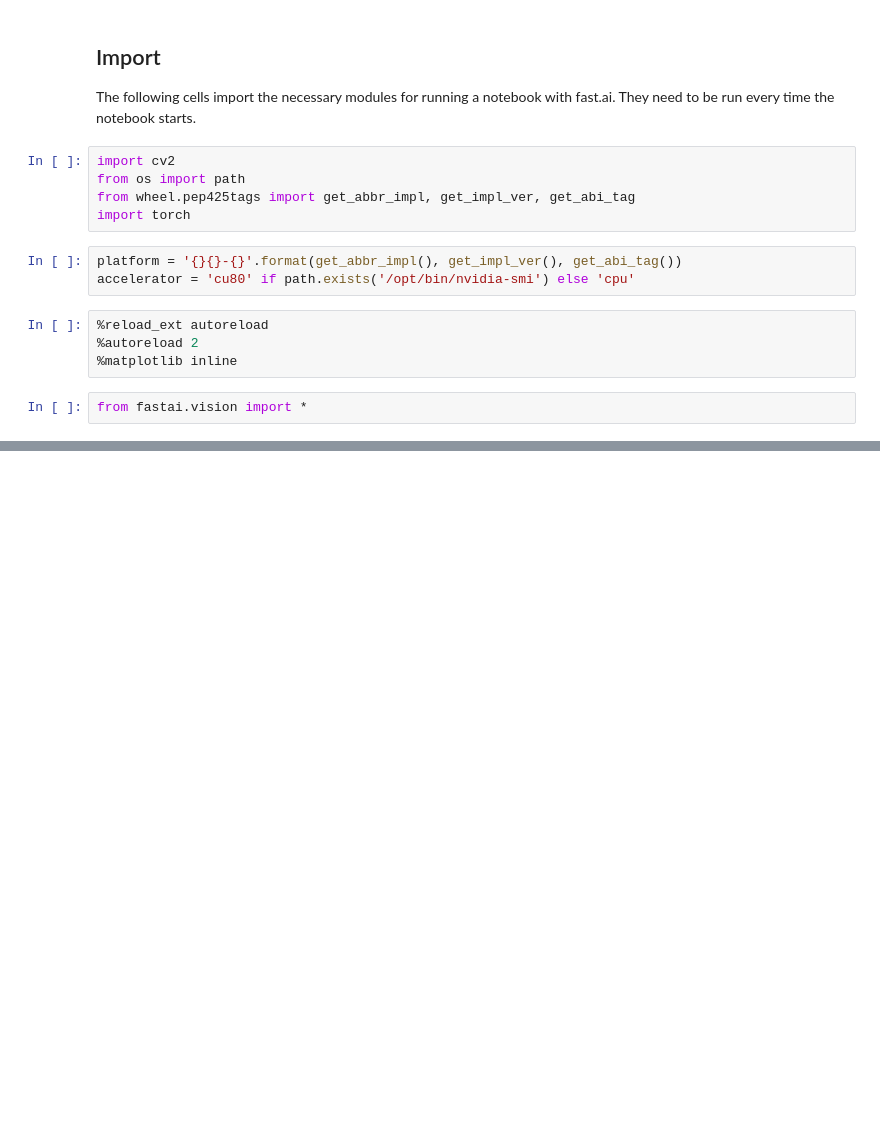
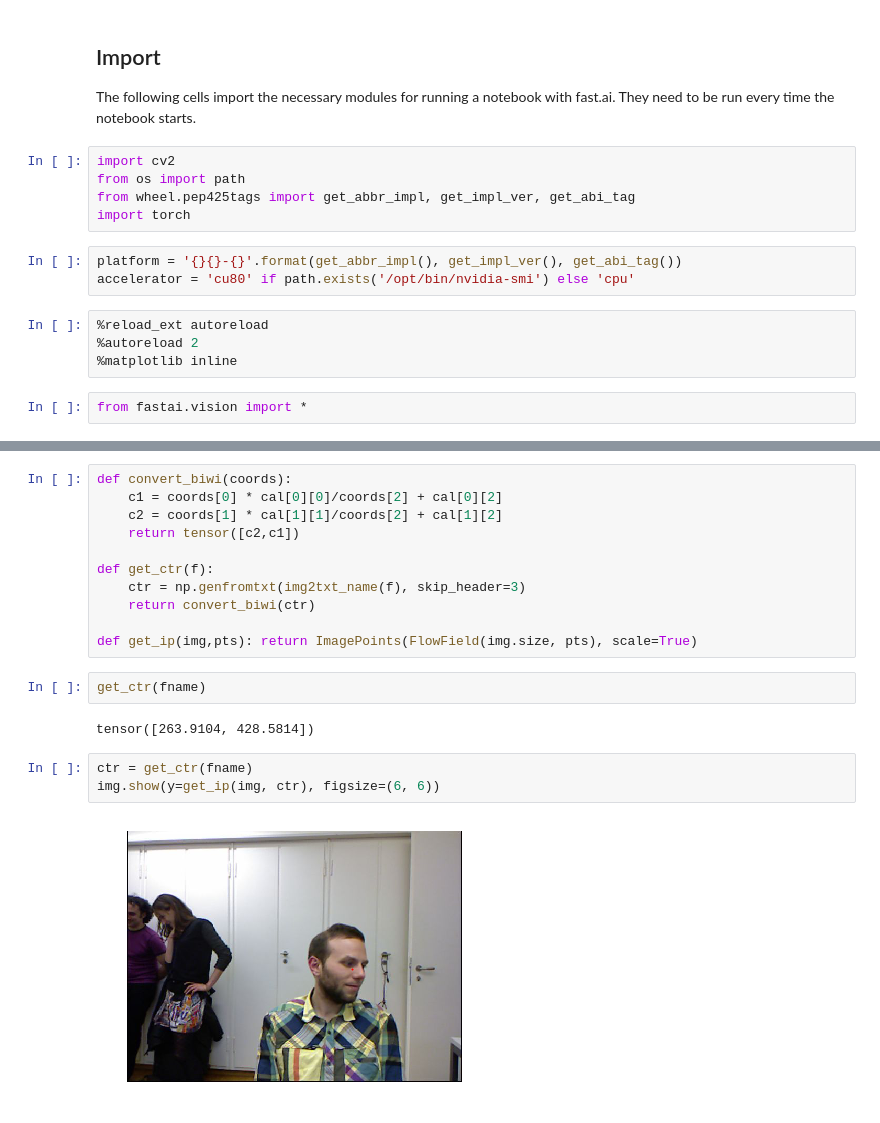
Before and after one commit to MatthewCalligaro/TheNoseArcade, a Jupyter notebook: neural-network/vanilla-head-pose-tracking.ipynb, the cells around one changed output, grey strips where cells are left out. Saved outputs shown, nothing was run; the diff lists cells and outputs as text; blank space fills up the shorter version.

```diff
--- a/neural-network/vanilla-head-pose-tracking.ipynb
+++ b/neural-network/vanilla-head-pose-tracking.ipynb
@@ -34,0 +59,20 @@ from fastai.vision import *
+# %%
+def convert_biwi(coords):
+    c1 = coords[0] * cal[0][0]/coords[2] + cal[0][2]
+    c2 = coords[1] * cal[1][1]/coords[2] + cal[1][2]
+    return tensor([c2,c1])
+
+def get_ctr(f):
+    ctr = np.genfromtxt(img2txt_name(f), skip_header=3)
+    return convert_biwi(ctr)
+
+def get_ip(img,pts): return ImagePoints(FlowField(img.size, pts), scale=True)
+# %%
+get_ctr(fname)
+# %% [output]
+tensor([263.9104, 428.5814])
+# %%
+ctr = get_ctr(fname)
+img.show(y=get_ip(img, ctr), figsize=(6, 6))
+# %% [output]
+[figure, added]
```
Also changed, not shown: parts of 21 cells of this notebook.
